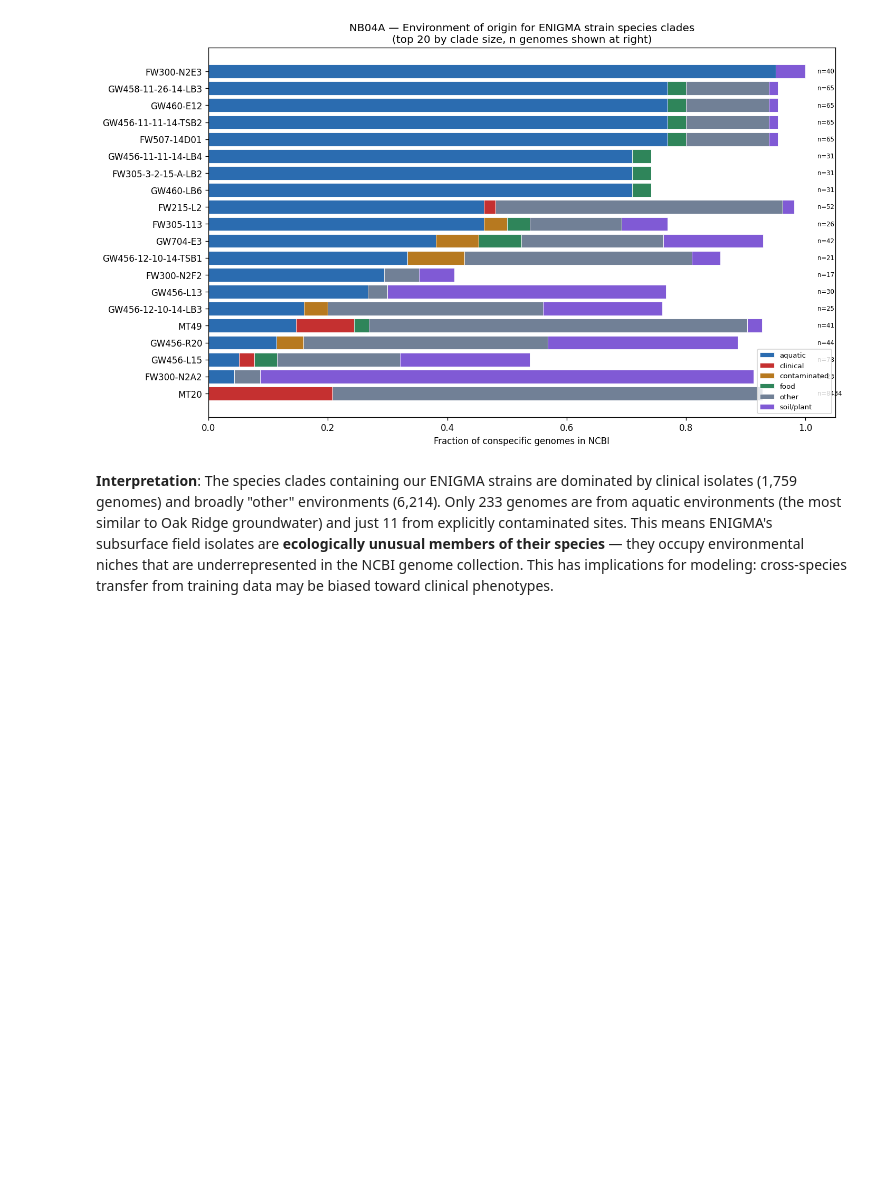
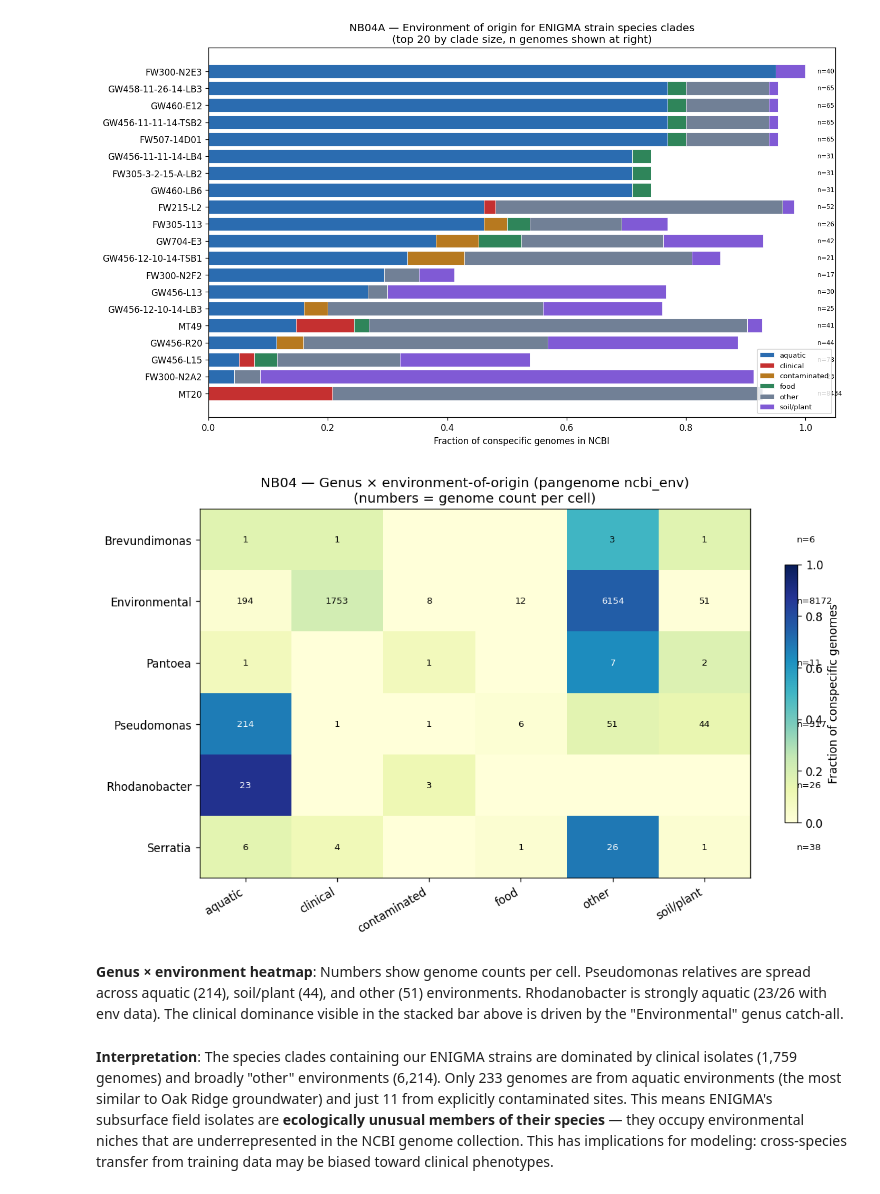
Before and after one commit to kbaseincubator/BERIL-research-observatory, a Jupyter notebook: projects/genotype_to_phenotype_enigma/notebooks/NB04_environmental_context.ipynb, the cells around one changed output. Saved outputs shown, nothing was run; the diff lists cells and outputs as text; code cells hidden in the pictures; blank space fills up the shorter version.

```diff
--- a/projects/genotype_to_phenotype_enigma/notebooks/NB04_environmental_context.ipynb
+++ b/projects/genotype_to_phenotype_enigma/notebooks/NB04_environmental_context.ipynb
@@ -51,6 +51,12 @@ Strains with pangenome env profiles: 32
 Image(filename=str(FIG / 'NB04_pangenome_env_profiles.png'))
 # %% [output]
 [figure]
+# %%
+Image(filename=str(FIG / 'NB04_genus_env_heatmap.png'))
+# %% [output]
+[figure, added]
+# %% [markdown]
+**Genus × environment heatmap**: Numbers show genome counts per cell. Pseudomonas relatives are spread across aquatic (214), soil/plant (44), and other (51) environments. Rhodanobacter is strongly aquatic (23/26 with env data). The clinical dominance visible in the stacked bar above is driven by the "Environmental" genus catch-all.
 # %% [markdown]
 **Interpretation**: The species clades containing our ENIGMA strains are dominated by clinical isolates (1,759 genomes) and broadly "other" environments (6,214). Only 233 genomes are from aquatic environments (the most similar to Oak Ridge groundwater) and just 11 from explicitly contaminated sites. This means ENIGMA's subsurface field isolates are **ecologically unusual members of their species** — they occupy environmental niches that are underrepresented in the NCBI genome collection. This has implications for modeling: cross-species transfer from training data may be biased toward clinical phenotypes.
 # %% [markdown]
```
Also changed, not shown: parts of 5 cells of this notebook, 5 other files.
